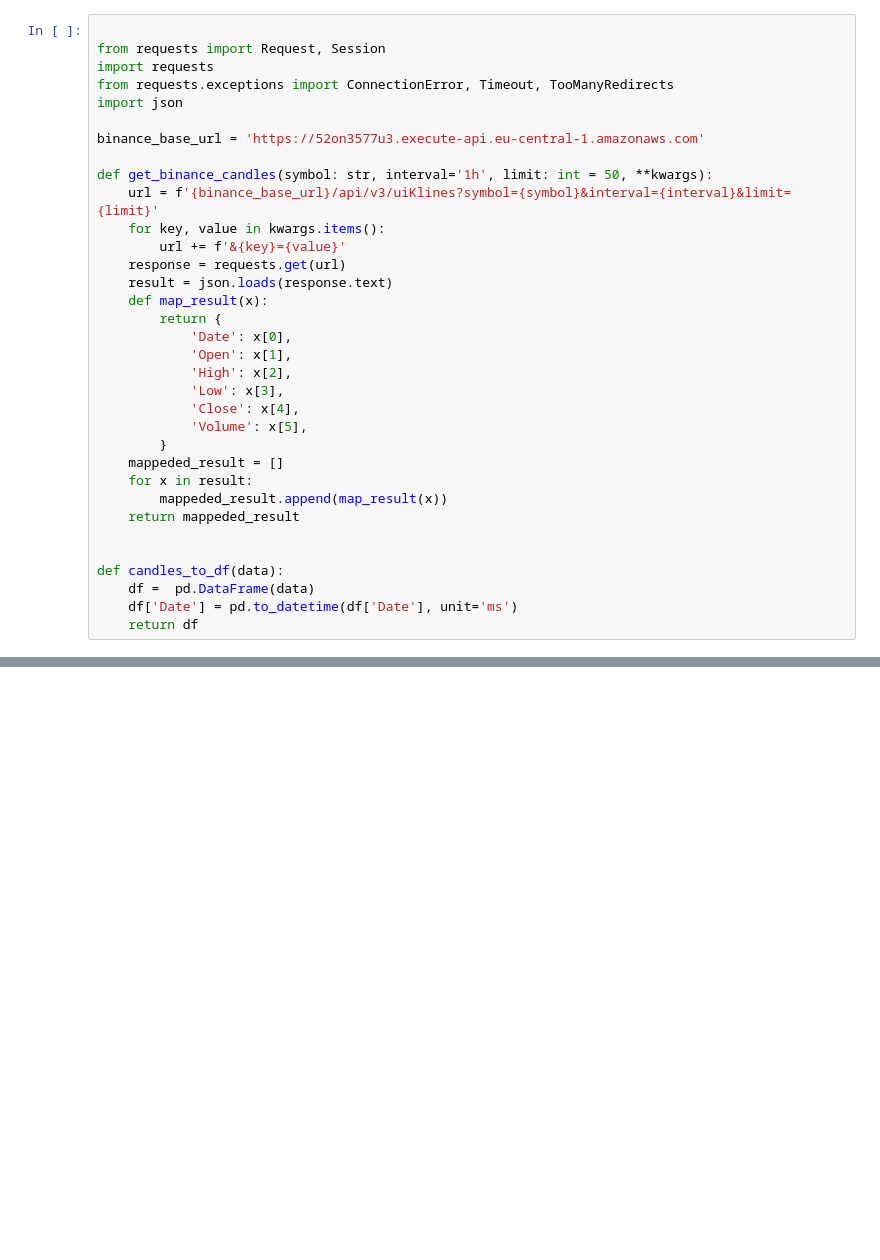
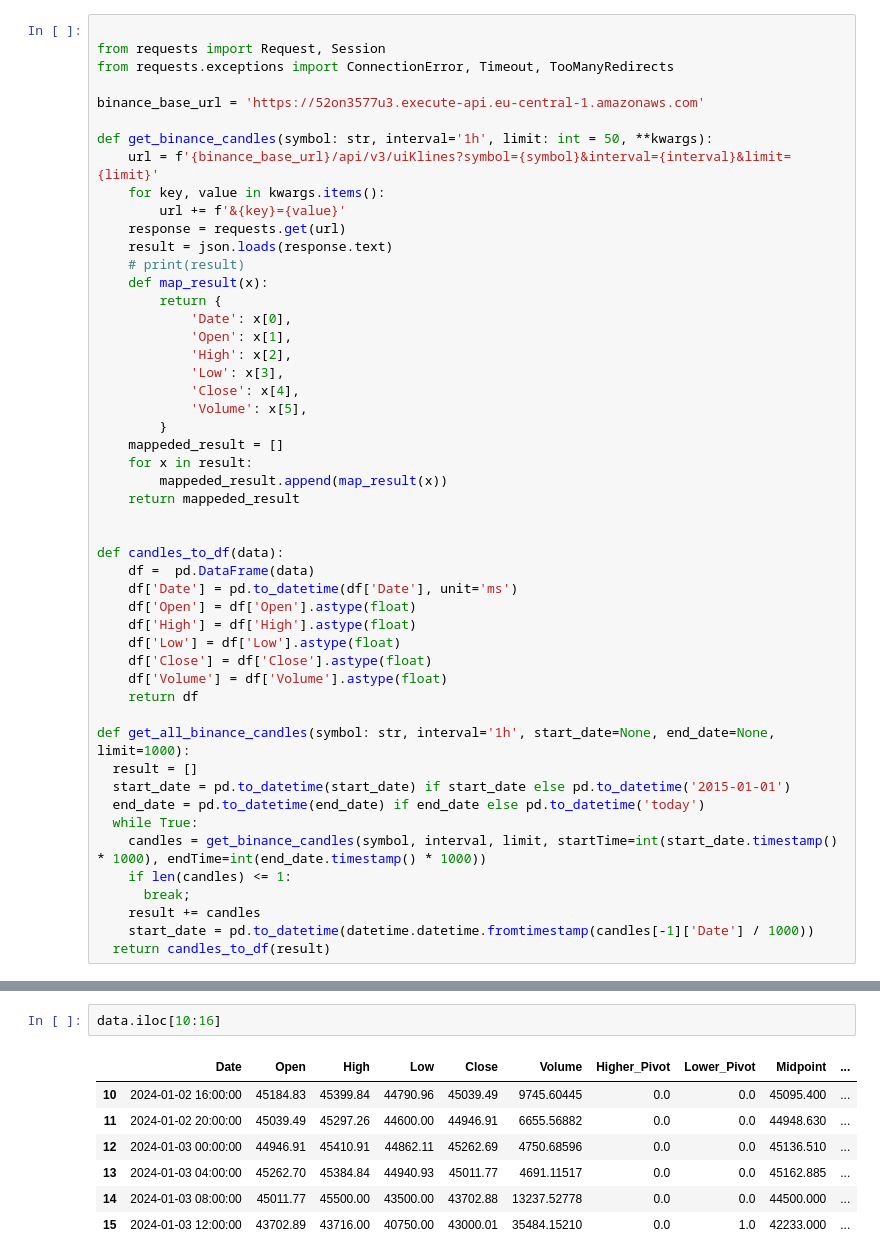
Before and after one commit to ifeLight/ml-bot, a Jupyter notebook: binance.ipynb, the cells around one changed output, grey strips where cells are left out. Drawn from its saved outputs; the diff is of its cells as text; blank space fills up the shorter version.

```diff
--- a/binance.ipynb
+++ b/binance.ipynb
@@ -5,9 +13,7 @@
 # %%
 
 from requests import Request, Session
-import requests
 from requests.exceptions import ConnectionError, Timeout, TooManyRedirects
-import json
 
 binance_base_url = 'https://52on3577u3.execute-api.eu-central-1.amazonaws.com'
 
@@ -17,6 +23,7 @@ def get_binance_candles(symbol: str, interval='1h', limit: int = 50, **kwargs):
         url += f'&{key}={value}'
     response = requests.get(url)
     result = json.loads(response.text)
+    # print(result)
     def map_result(x):
         return {
             'Date': x[0],
@@ -35,4 +42,21 @@ def get_binance_candles(symbol: str, interval='1h', limit: int = 50, **kwargs):
 def candles_to_df(data):
     df =  pd.DataFrame(data)
     df['Date'] = pd.to_datetime(df['Date'], unit='ms')
+    df['Open'] = df['Open'].astype(float)
+    df['High'] = df['High'].astype(float)
+    df['Low'] = df['Low'].astype(float)
+    df['Close'] = df['Close'].astype(float)
+    df['Volume'] = df['Volume'].astype(float)
     return df
+
+def get_all_binance_candles(symbol: str, interval='1h', start_date=None, end_date=None, limit=1000):
+  result = []
+  start_date = pd.to_datetime(start_date) if start_date else pd.to_datetime('2015-01-01')
+  end_date = pd.to_datetime(end_date) if end_date else pd.to_datetime('today')
+  while True:
+    candles = get_binance_candles(symbol, interval, limit, startTime=int(start_date.timestamp() * 1000), endTime=int(end_date.timestamp() * 1000))
+    if len(candles) <= 1:
+      break;
+    result += candles
+    start_date = pd.to_datetime(datetime.datetime.fromtimestamp(candles[-1]['Date'] / 1000))
+  return candles_to_df(result)
@@ -59,0 +120,10 @@ candles_to_df(res)
+# %%
+data.iloc[10:16]
+# %% [output]
+|  | Date | Open | High | Low | Close | Volume | Higher_Pivot | Lower_Pivot | Midpoint | ... |
+| 10 | 2024-01-02 16:00:00 | 45184.83 | 45399.84 | 44790.96 | 45039.49 | 9745.60445 | 0.0 | 0.0 | 45095.400 | ... |
+| 11 | 2024-01-02 20:00:00 | 45039.49 | 45297.26 | 44600.00 | 44946.91 | 6655.56882 | 0.0 | 0.0 | 44948.630 | ... |
+| 12 | 2024-01-03 00:00:00 | 44946.91 | 45410.91 | 44862.11 | 45262.69 | 4750.68596 | 0.0 | 0.0 | 45136.510 | ... |
+| 13 | 2024-01-03 04:00:00 | 45262.70 | 45384.84 | 44940.93 | 45011.77 | 4691.11517 | 0.0 | 0.0 | 45162.885 | ... |
+| 14 | 2024-01-03 08:00:00 | 45011.77 | 45500.00 | 43500.00 | 43702.88 | 13237.52778 | 0.0 | 0.0 | 44500.000 | ... |
+| 15 | 2024-01-03 12:00:00 | 43702.89 | 43716.00 | 40750.00 | 43000.01 | 35484.15210 | 0.0 | 1.0 | 42233.000 | ... |
```
Also changed, not shown: parts of 6 cells of this notebook.
